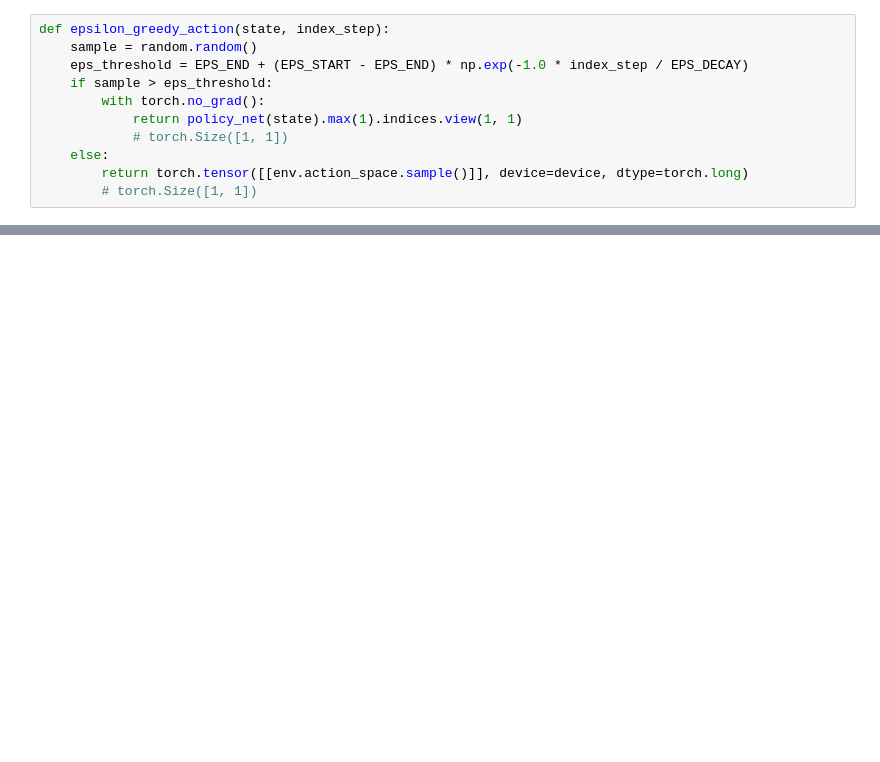
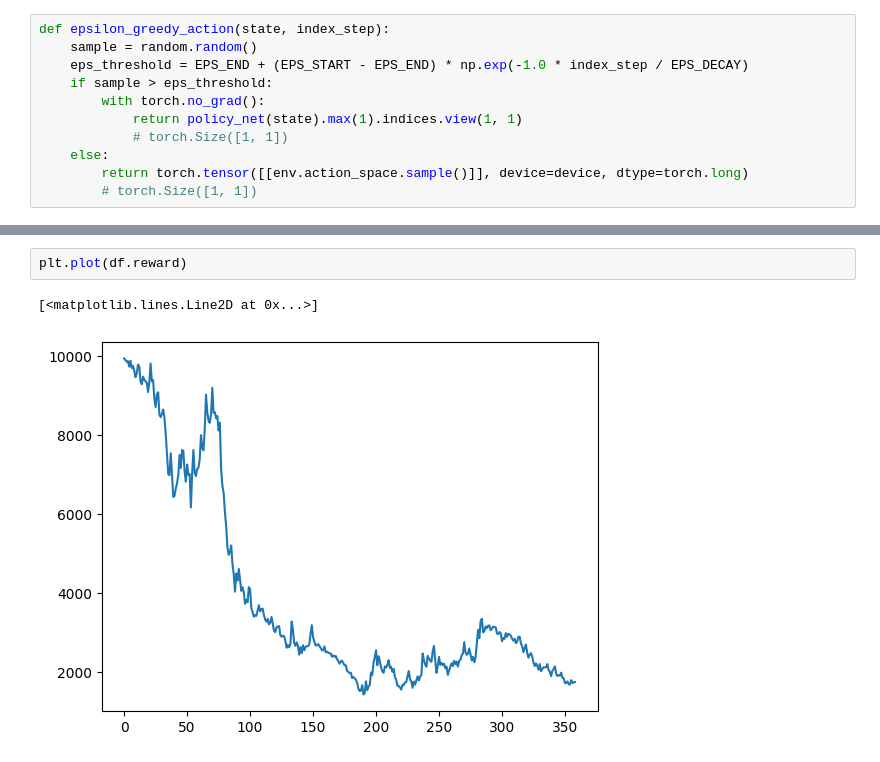
Before and after one commit to ramonges/Reinforcement-Learning-Project, a Jupyter notebook: main.ipynb, the cells around one changed output, grey strips where cells are left out. Drawn from its saved outputs; the diff is of its cells as text; blank space fills up the shorter version.

```diff
--- a/main.ipynb
+++ b/main.ipynb
@@ -241,0 +337,5 @@ history = eval_dqn(num_episodes=100)
+# %%
+plt.plot(df.reward)
+# %% [output]
+[<matplotlib.lines.Line2D at 0x...>]
+[figure, added]
```
Also changed, not shown: parts of 26 cells of this notebook, 1 other file.
